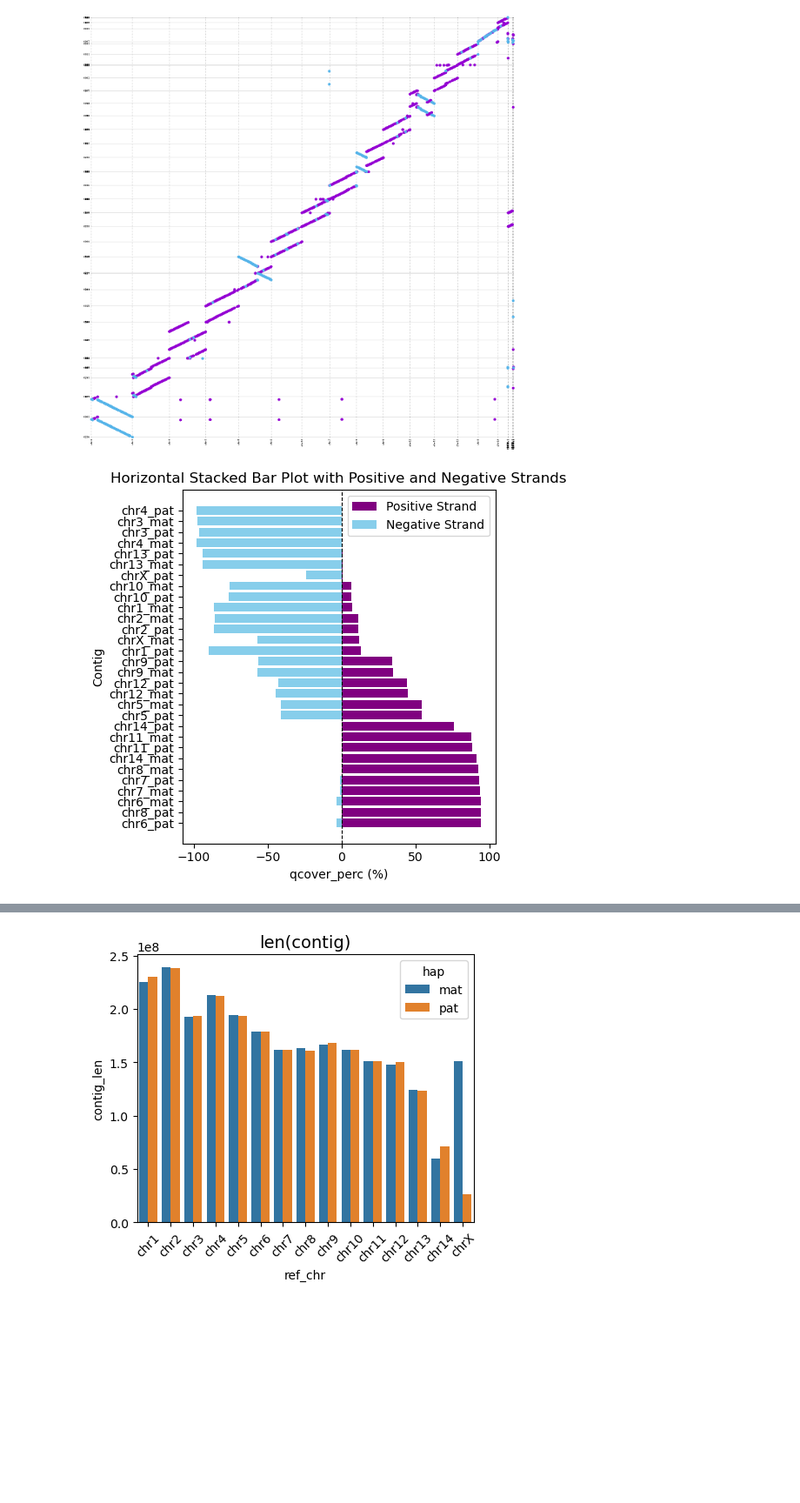
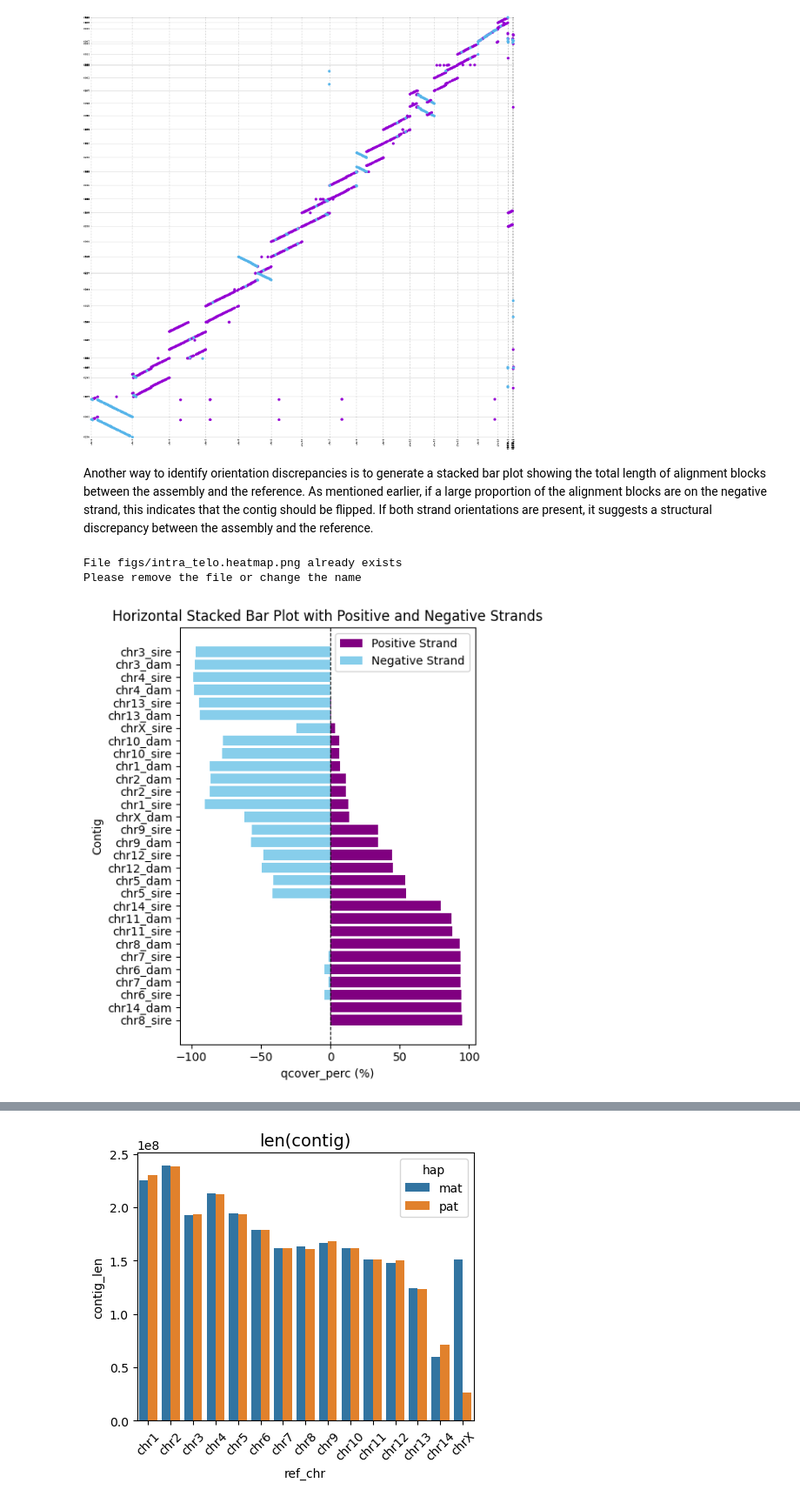
Before and after one commit to marbl/verkko-fillet, a Jupyter notebook: docs/tutorials/basics/verkkoQC.ipynb, the cells around one changed output, grey strips where cells are left out. Shown at 87% size. Drawn from its saved outputs; the diff is of its cells as text; code cells hidden in the pictures; blank space fills up the shorter version.

```diff
--- a/docs/tutorials/basics/verkkoQC.ipynb
+++ b/docs/tutorials/basics/verkkoQC.ipynb
@@ -77,5 +76,5 @@ The input file is very simple. You only need the Verkko output directory.
 # %%
-verkkoDir = '/path/to/your/folder/verkko2.2_hifi-duplex_trio-hic/verkko-thic'
+verkkoDir = '/mypath/myVerkkoDir'
 obj = vf.pp.read_Verkko(verkkoDir)
 print(obj.verkko_fillet_dir)
 os.chdir(obj.verkko_fillet_dir)
@@ -211,7 +214,7 @@ Both columns should be unique. If you have more than one contig from same chromo
 These contig names need to be converted into easy-to-read chromosome names.
 # %%
 ref_fasta = "/path/to/ref/ncbiRef/GCA_017591445.1_ASM1759144v1_genomic.fna"
-map_file= "/path/to/your/folder/verkko2.2_hifi-duplex_trio-hic/verkko-thic_legacy/chromosome.map"
+map_file= "/path/to/your/folder/ncbiRef/GCA_017591445.1_ASM1759144v1_assembly_chromMap.chr"
 # %%
 # vf.tl.convertRefName(ref_fasta, map_file)
 # %% [markdown]
@@ -234,5 +237,5 @@ vf.tl.chrAssign(obj = obj, ref = ref)
 # %% [markdown]
 If you have trio or parental information, you can assign which haplotype is paternal and which is maternal using `vf.pp.readChr` function. If trio information is not available and your contigs are labeled with 'haplotype' instead of 'sire' or 'mat,' these parameters will be ignored.
 # %%
-obj = vf.pp.readChr(obj, map_file, sire = "pat", dam = "mat")
+obj = vf.pp.readChr(obj, map_file)
 # %% [output]
@@ -258,7 +269,11 @@ vf.tl.showPairwiseAlign(obj, size="large")
 [showPairwiseAlign_1] Command executed successfully!
 [showPairwiseAlign_2] Command executed successfully!
 [figure]
+# %% [markdown]
+Another way to identify orientation discrepancies is to generate a stacked bar plot showing the total length of alignment blocks between the assembly and the reference. As mentioned earlier, if a large proportion of the alignment blocks are on the negative strand, this indicates that the contig should be flipped. If both strand orientations are present, it suggests a structural discrepancy between the assembly and the reference.
 # %%
-vf.pl.showMashmapOri(obj, height = 10 , width = 5)
+vf.pl.showMashmapOri(obj, height = 6, width = 5)
 # %% [output]
+File figs/intra_telo.heatmap.png already exists
+Please remove the file or change the name
-[figure, old version]
+[figure, new version]
```
Also changed, not shown: parts of 43 cells of this notebook, 2 other files.
